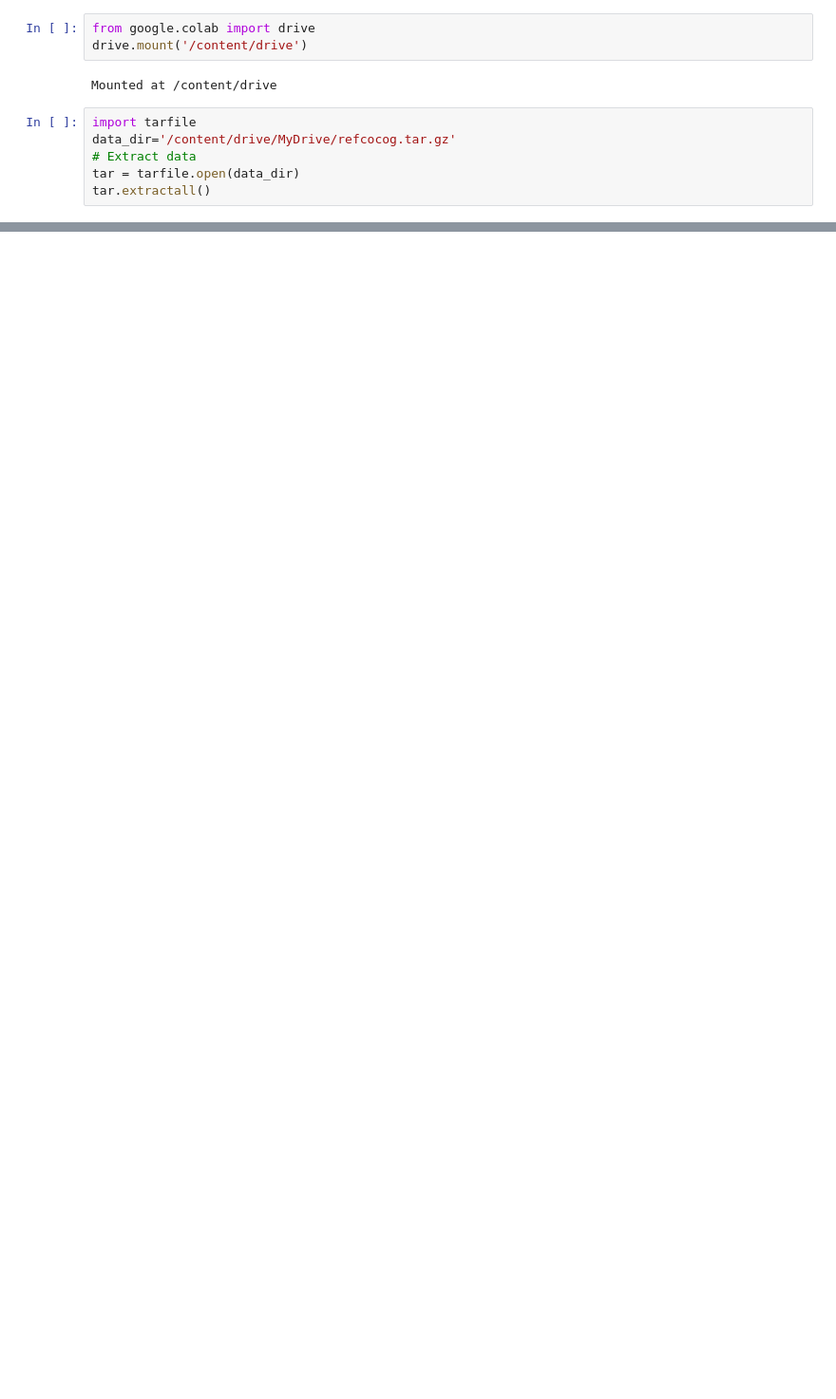
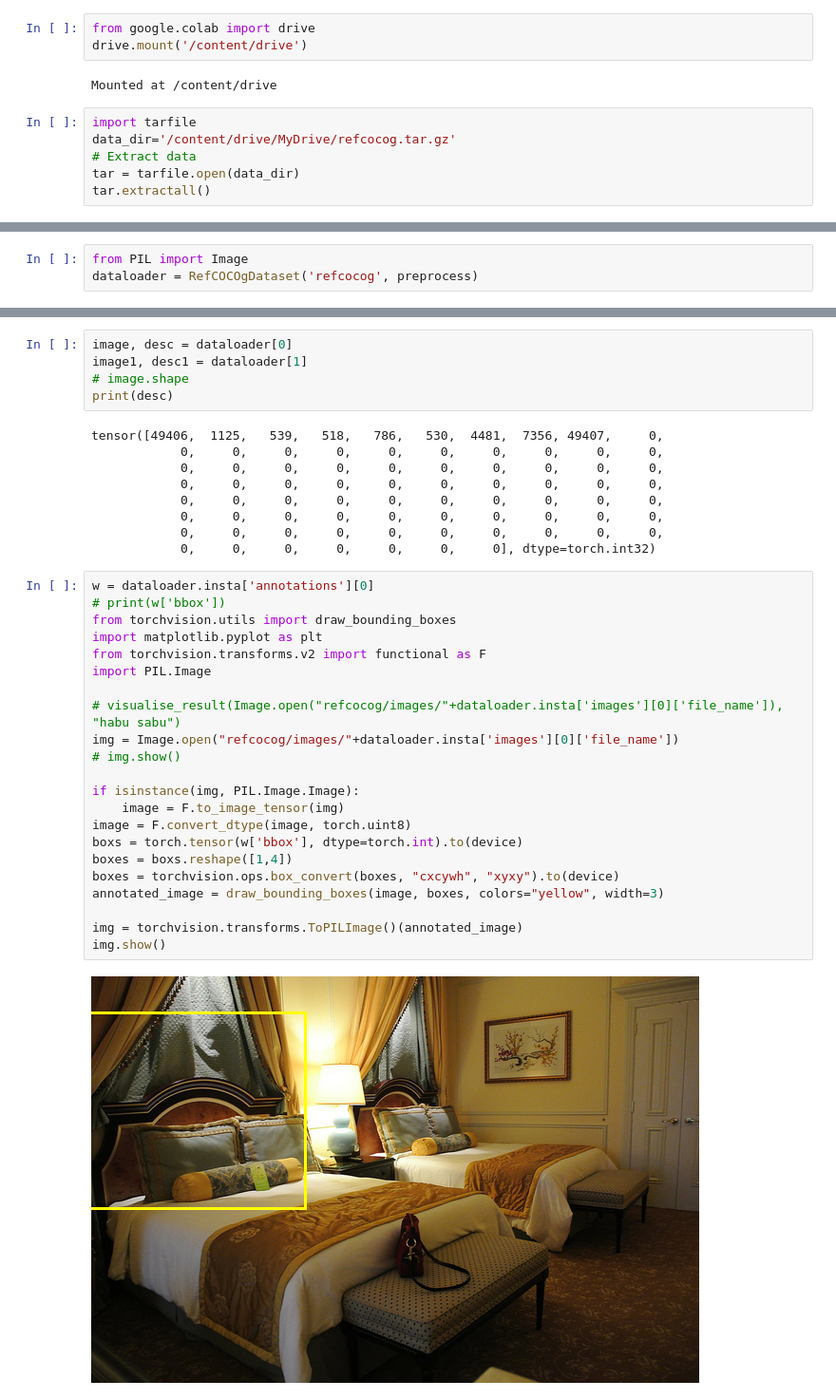
Before and after one commit to farihachaiti/DL_Project_2023, a Jupyter notebook: DL_draft.ipynb, the cells around one changed output, grey strips where cells are left out. Shown at 95% size. Cells and saved outputs as stored; diff of their text form; blank space fills up the shorter version.

Commit message:
May 19 upload
Yolo and Refcocog with kaggle code

```diff
--- a/DL_draft.ipynb
+++ b/DL_draft.ipynb
@@ -128,0 +104,3 @@ scheduler = optim.lr_scheduler.CosineAnnealingLR(optimizer, len(train_dataloader
+# %%
+from PIL import Image
+dataloader = RefCOCOgDataset('refcocog', preprocess)
@@ -128,0 +112,38 @@ scheduler = optim.lr_scheduler.CosineAnnealingLR(optimizer, len(train_dataloader
+# %%
+image, desc = dataloader[0]
+image1, desc1 = dataloader[1]
+# image.shape
+print(desc)
+# %% [output]
+tensor([49406,  1125,   539,   518,   786,   530,  4481,  7356, 49407,     0,
+            0,     0,     0,     0,     0,     0,     0,     0,     0,     0,
+            0,     0,     0,     0,     0,     0,     0,     0,     0,     0,
+            0,     0,     0,     0,     0,     0,     0,     0,     0,     0,
+            0,     0,     0,     0,     0,     0,     0,     0,     0,     0,
+            0,     0,     0,     0,     0,     0,     0,     0,     0,     0,
+            0,     0,     0,     0,     0,     0,     0,     0,     0,     0,
+            0,     0,     0,     0,     0,     0,     0], dtype=torch.int32)
+# %%
+w = dataloader.insta['annotations'][0]
+# print(w['bbox'])
+from torchvision.utils import draw_bounding_boxes
+import matplotlib.pyplot as plt
+from torchvision.transforms.v2 import functional as F
+import PIL.Image
+
+# visualise_result(Image.open("refcocog/images/"+dataloader.insta['images'][0]['file_name']), "habu sabu")
+img = Image.open("refcocog/images/"+dataloader.insta['images'][0]['file_name'])
+# img.show()
+
+if isinstance(img, PIL.Image.Image):
+    image = F.to_image_tensor(img)
+image = F.convert_dtype(image, torch.uint8)
+boxs = torch.tensor(w['bbox'], dtype=torch.int).to(device)
+boxes = boxs.reshape([1,4])
+boxes = torchvision.ops.box_convert(boxes, "cxcywh", "xyxy").to(device)
+annotated_image = draw_bounding_boxes(image, boxes, colors="yellow", width=3)
+
+img = torchvision.transforms.ToPILImage()(annotated_image)
+img.show()
+# %% [output]
+[figure, added]
```
Also changed, not shown: parts of 32 cells of this notebook, 1 other file.
